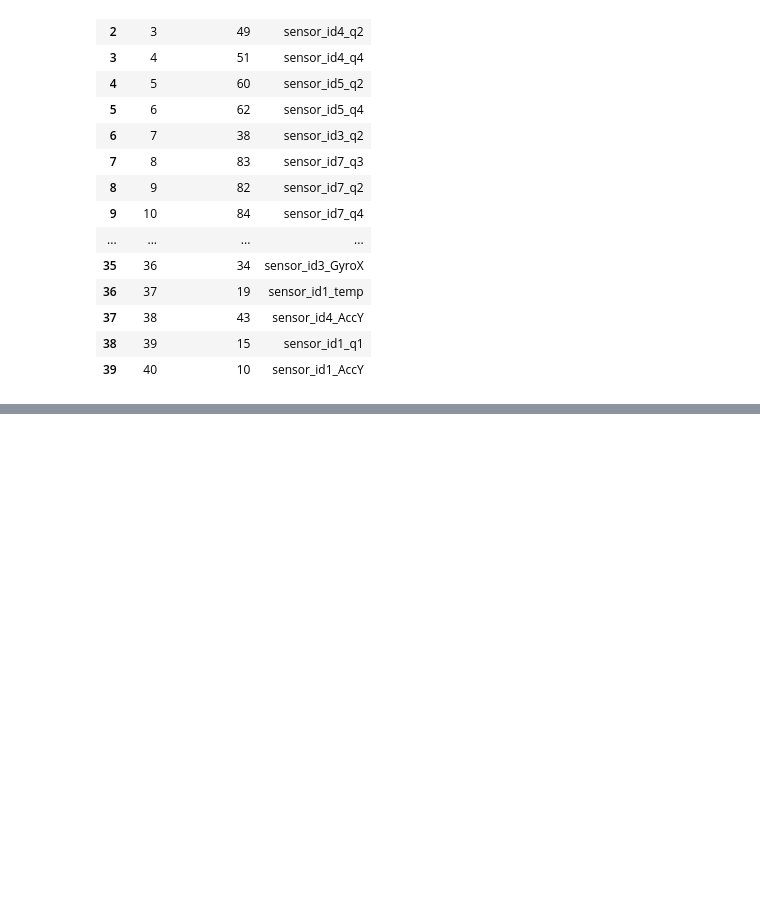
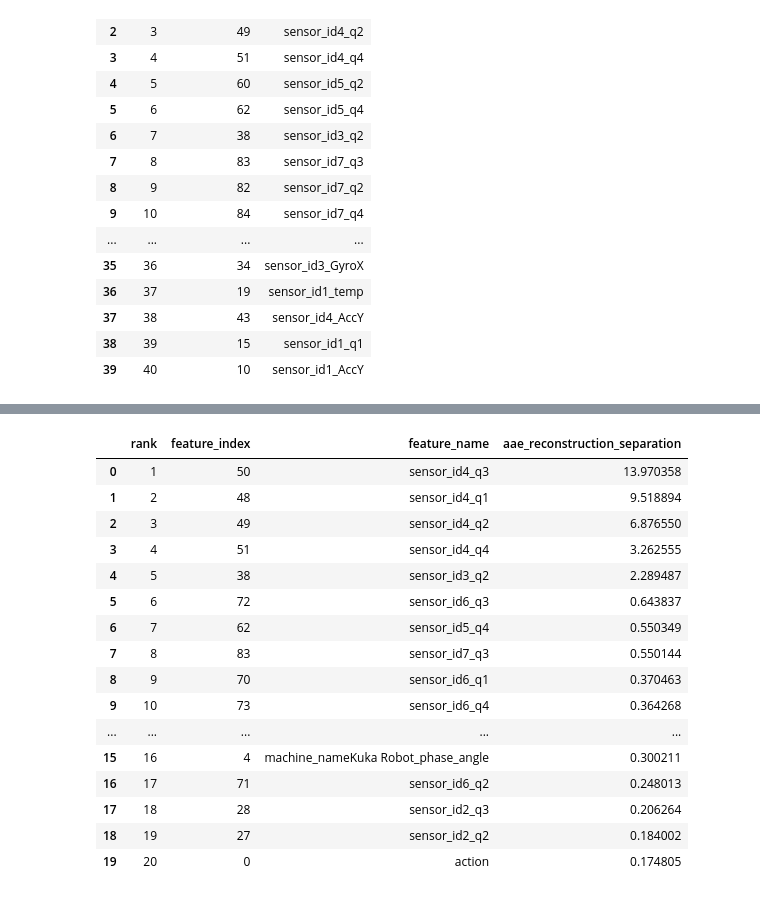
Before and after one commit to KleZeqaj/Industrial-Robot-AnomalyDetection, a Jupyter notebook: notebooks/feature_selection.ipynb, the cells around one changed output, grey strips where cells are left out. Drawn from its saved outputs; the diff is of its cells as text; code cells hidden in the pictures; blank space fills up the shorter version.

```diff
--- a/notebooks/feature_selection.ipynb
+++ b/notebooks/feature_selection.ipynb
@@ -55,7 +49,7 @@ CONSTANT_EPS = 1e-8
 CORR_THRESHOLD = 0.98
 M_VALUES = [10, 20, 40, 60]
 
-DEVICE = torch.device("cuda" if torch.cuda.is_available() else "cpu")
+DEVICE = torch.device("cpu")
 DEVICE
 # %% [output]
 device(type='cpu')
@@ -647,0 +851,17 @@ else:
+# %%
+aae_experiment_outputs = []
+
+aae_initial_experiments_to_run = [
+    "all_features",
+    "nonconstant",
+    "nonconstant_corr",
+    *[f"top_{min(m, len(aae_ks_ranked_features))}_ks" for m in M_VALUES],
+]
+
+# Remove duplicate names in case M_VALUES contains values larger than the ranking length.
+aae_initial_experiments_to_run = list(dict.fromkeys(aae_initial_experiments_to_run))
+
+for experiment_name in aae_initial_experiments_to_run:
+    selected = aae_selected_feature_tables[experiment_name]
+    out = run_aae_baseline_experiment(experiment_name, selected, epochs=AAE_EPOCHS, seed=AAE_SEED)
+    aae_experiment_outputs.append(out)
@@ -647,0 +894,76 @@ else:
+# %%
+@torch.no_grad()
+def rank_features_by_aae_reconstruction_separation(model, val_loader, candidate_features, eps=1e-8):
+    # Rank local AAE input columns by reconstruction-error separation and map them to original feature indices.
+    model.eval()
+    device = next(model.parameters()).device
+
+    normal_errors = []
+    anomaly_errors = []
+
+    for x, y in val_loader:
+        x = x.float().to(device)
+        recon, _ = model(x)
+        feature_err = (recon - x).pow(2).detach().cpu()
+
+        y = y.cpu()
+        if (y == 0).any():
+            normal_errors.append(feature_err[y == 0])
+        if (y == 1).any():
+            anomaly_errors.append(feature_err[y == 1])
+
+    if not normal_errors or not anomaly_errors:
+        raise ValueError("Validation split must contain both normal and anomaly samples.")
+
+    normal_errors = torch.cat(normal_errors, dim=0)
+    anomaly_errors = torch.cat(anomaly_errors, dim=0)
+
+    normal_mean = normal_errors.mean(dim=0)
+    normal_std = normal_errors.std(dim=0)
+    anomaly_mean = anomaly_errors.mean(dim=0)
+
+    separation = ((anomaly_mean - normal_mean) / (normal_std + eps)).numpy()
+    order = np.argsort(separation)[::-1]
+
+    candidate_features = np.asarray(candidate_features, dtype=int)
+    return candidate_features[order], separation[order]
+
+
+aae_nc_corr_output = next(out for out in aae_experiment_outputs if out["row"]["experiment"] == "nonconstant_corr")
+aae_base_model_for_recon_ranking = aae_nc_corr_output["model"]
+aae_base_candidate_features = aae_nonconstant_corr_features
+
+_, aae_val_loader_for_base, _, _ = make_aae_dataloaders_for_features(aae_base_candidate_features)
+
+aae_ranked_features, aae_sep_scores = rank_features_by_aae_reconstruction_separation(
+    aae_base_model_for_recon_ranking,
+    aae_val_loader_for_base,
+    candidate_features=aae_base_candidate_features,
+)
+
+aae_sep_table = pd.DataFrame({
+    "rank": np.arange(1, len(aae_ranked_features) + 1),
+    "feature_index": aae_ranked_features,
+    "feature_name": aae_feature_names[aae_ranked_features],
+    "aae_reconstruction_separation": aae_sep_scores,
+})
+
+aae_sep_table.head(20)
+# %% [output]
+|  | rank | feature_index | feature_name | aae_reconstruction_separation |
+| 0 | 1 | 50 | sensor_id4_q3 | 13.970358 |
+| 1 | 2 | 48 | sensor_id4_q1 | 9.518894 |
+| 2 | 3 | 49 | sensor_id4_q2 | 6.876550 |
+| 3 | 4 | 51 | sensor_id4_q4 | 3.262555 |
+| 4 | 5 | 38 | sensor_id3_q2 | 2.289487 |
+| 5 | 6 | 72 | sensor_id6_q3 | 0.643837 |
+| 6 | 7 | 62 | sensor_id5_q4 | 0.550349 |
+| 7 | 8 | 83 | sensor_id7_q3 | 0.550144 |
+| 8 | 9 | 70 | sensor_id6_q1 | 0.370463 |
+| 9 | 10 | 73 | sensor_id6_q4 | 0.364268 |
+| ... | ... | ... | ... | ... |
+| 15 | 16 | 4 | machine_nameKuka Robot_phase_angle | 0.300211 |
+| 16 | 17 | 71 | sensor_id6_q2 | 0.248013 |
+| 17 | 18 | 28 | sensor_id2_q3 | 0.206264 |
+| 18 | 19 | 27 | sensor_id2_q2 | 0.184002 |
+| 19 | 20 | 0 | action | 0.174805 |
```
Also changed, not shown: parts of 34 cells of this notebook.
